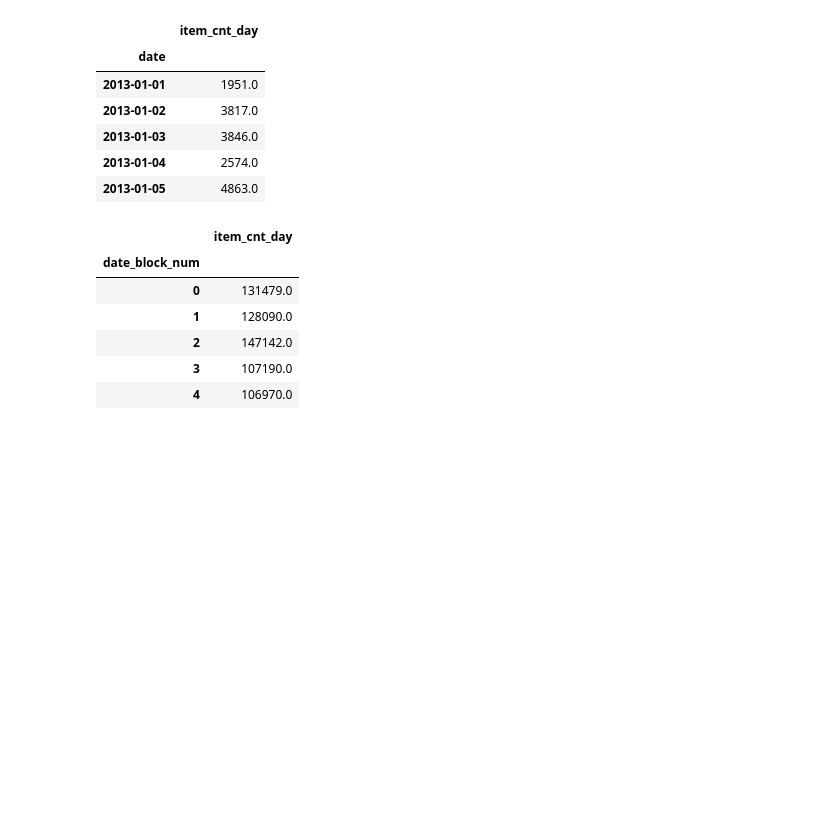
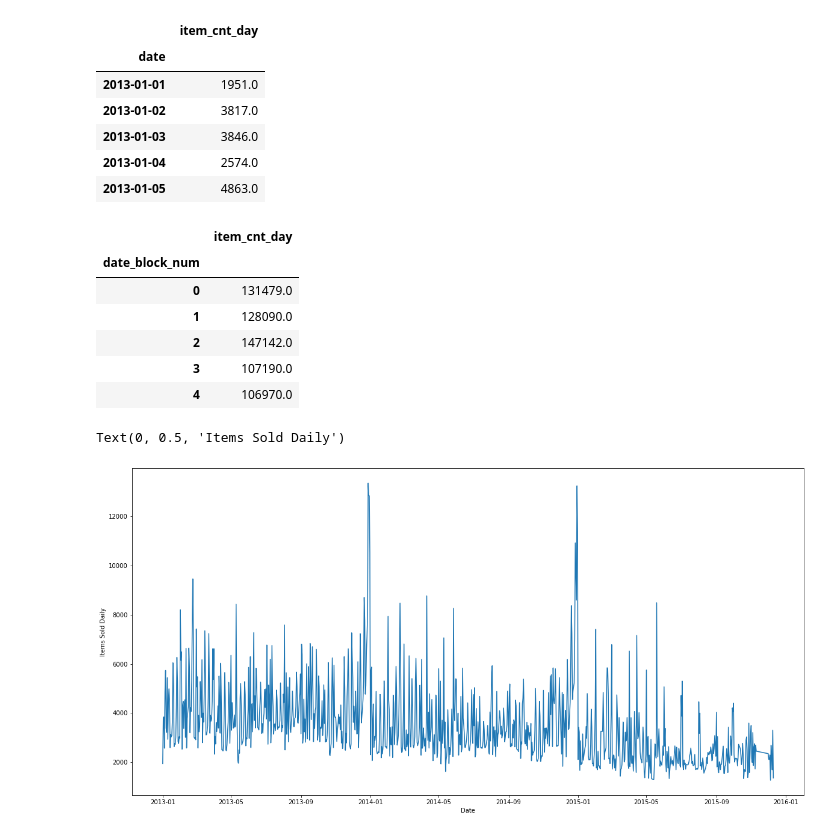
Before and after one commit to gopala-goyal/forecast-shop-sales, a Jupyter notebook: MMA 867 - Forecast Project.ipynb, the cells around one changed output. Saved outputs shown, nothing was run; the diff lists cells and outputs as text; code cells hidden in the pictures; blank space fills up the shorter version.

```diff
--- a/MMA 867 - Forecast Project.ipynb
+++ b/MMA 867 - Forecast Project.ipynb
@@ -112,3 +117,14 @@ df_sales_train_monthly.head()
 | 2 | 147142.0 |
 | 3 | 107190.0 |
 | 4 | 106970.0 |
+# %%
+#Plot the timeseries
+
+plt.figure(figsize = (20,10))
+fig = plt.figure(1)
+plt.plot(df_sales_train_daily)
+plt.xlabel("Date")
+plt.ylabel("Items Sold Daily")
+# %% [output]
+Text(0, 0.5, 'Items Sold Daily')
+[figure, added]
```
Also changed, not shown: parts of 7 cells of this notebook.
